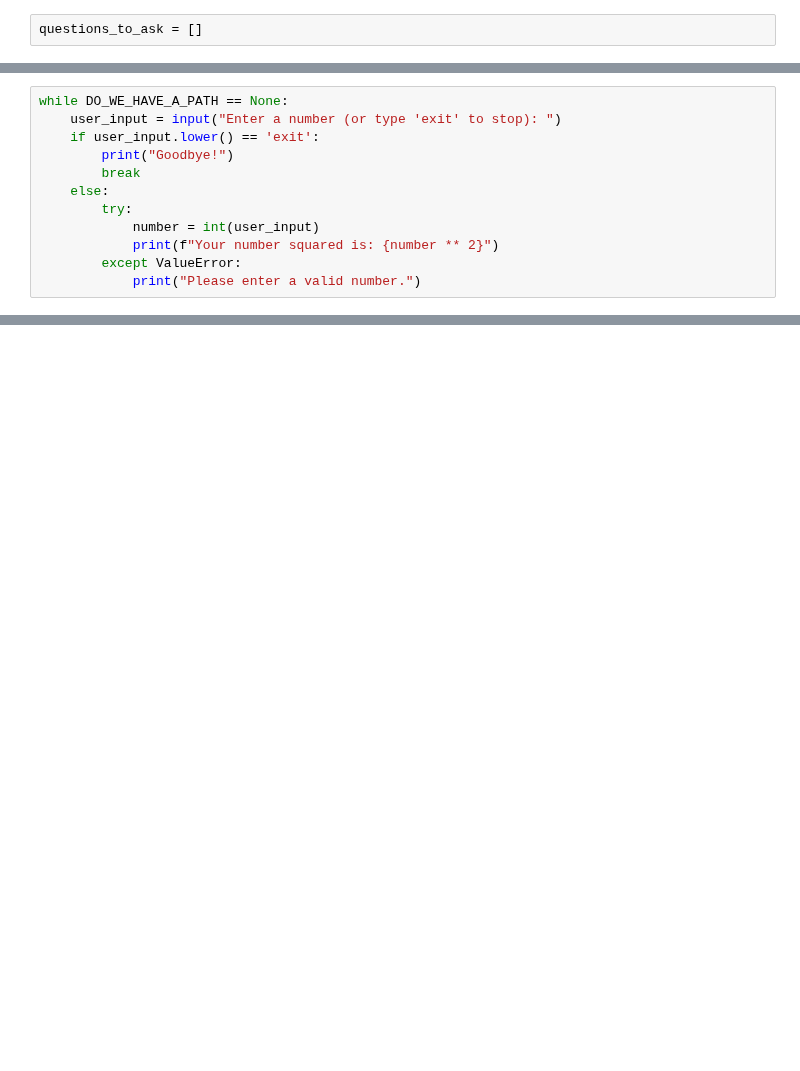
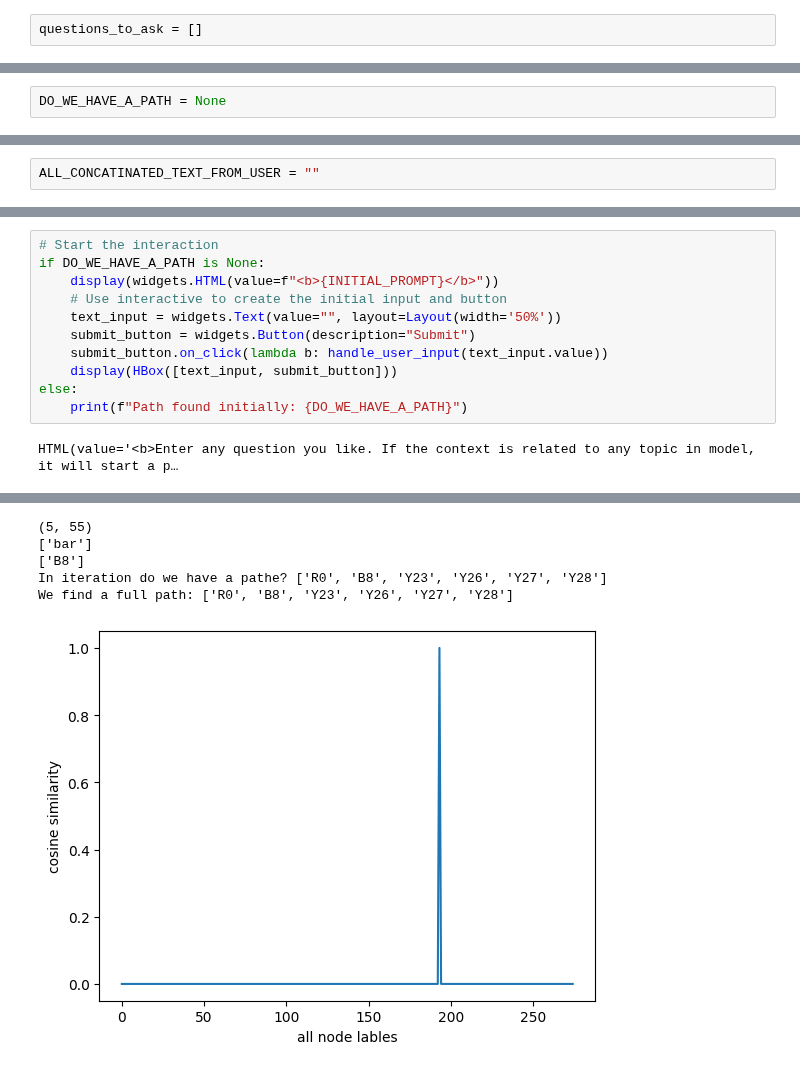
Before and after one commit to GaborVxxx/ml_notes, a Jupyter notebook: NodeMapingTest2(work).ipynb, the cells around one changed output, grey strips where cells are left out. Saved outputs shown, nothing was run; the diff lists cells and outputs as text; blank space fills up the shorter version.

```diff
--- a/NodeMapingTest2(work).ipynb
+++ b/NodeMapingTest2(work).ipynb
@@ -432,15 +428,3 @@ questuion_to_ask_priority
  'About the status? Is it paid, pending, cancelled, refunded or partial? (Y27)',
  'Is it avarage, sum, min, max, count, total, minimum or maximum? (Y28)',
  'Is it dynamic or scalling? (Y29)']
-# %%
-while DO_WE_HAVE_A_PATH == None:
-    user_input = input("Enter a number (or type 'exit' to stop): ")
-    if user_input.lower() == 'exit':
-        print("Goodbye!")
-        break
-    else:
-        try:
-            number = int(user_input)
-            print(f"Your number squared is: {number ** 2}")
-        except ValueError:
-            print("Please enter a valid number.")
@@ -449,0 +438,2 @@ Goodbye!
+# %%
+DO_WE_HAVE_A_PATH = None
@@ -449,0 +442,2 @@ Goodbye!
+# %%
+ALL_CONCATINATED_TEXT_FROM_USER = ""
@@ -449,0 +563,13 @@ Goodbye!
+# %%
+# Start the interaction
+if DO_WE_HAVE_A_PATH is None:
+    display(widgets.HTML(value=f"<b>{INITIAL_PROMPT}</b>"))
+    # Use interactive to create the initial input and button
+    text_input = widgets.Text(value="", layout=Layout(width='50%'))
+    submit_button = widgets.Button(description="Submit")
+    submit_button.on_click(lambda b: handle_user_input(text_input.value))
+    display(HBox([text_input, submit_button]))
+else:
+    print(f"Path found initially: {DO_WE_HAVE_A_PATH}")
+# %% [output]
+HTML(value='<b>Enter any question you like. If the context is related to any topic in model, it will start a p…
@@ -449,0 +577,6 @@ Goodbye!
+(5, 55)
+['bar']
+['B8']
+In iteration do we have a pathe? ['R0', 'B8', 'Y23', 'Y26', 'Y27', 'Y28']
+We find a full path: ['R0', 'B8', 'Y23', 'Y26', 'Y27', 'Y28']
+[figure, added]
```
Also changed, not shown: parts of 16 cells of this notebook.
